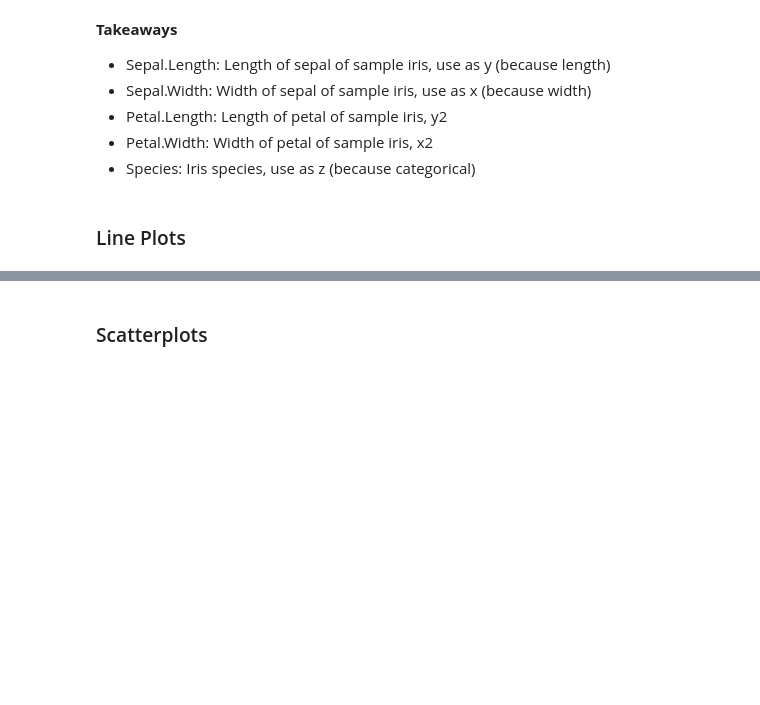
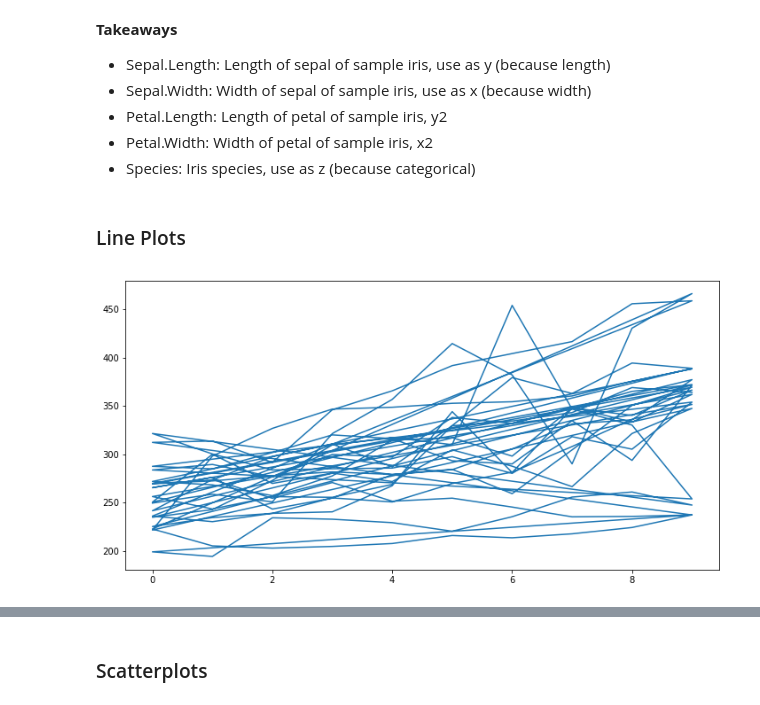
Before and after one commit to CodeupClassroom/darden-data-science-libraries, a Jupyter notebook: matplotlib_exercises.ipynb, the cells around one changed output, grey strips where cells are left out. Drawn from its saved outputs; the diff is of its cells as text; code cells hidden in the pictures; blank space fills up the shorter version.

```diff
--- a/matplotlib_exercises.ipynb
+++ b/matplotlib_exercises.ipynb
@@ -93,3 +134,10 @@ iris.head()
 - Species: Iris species, use as z (because categorical)
 # %% [markdown]
 ### Line Plots
+# %%
+plt.figure(figsize = (12, 6))
+
+plt.plot(x_day, y_rxn)
+plt.show()
+# %% [output]
+[figure, added]
```
Also changed, not shown: parts of 23 cells of this notebook, 1 other file.
